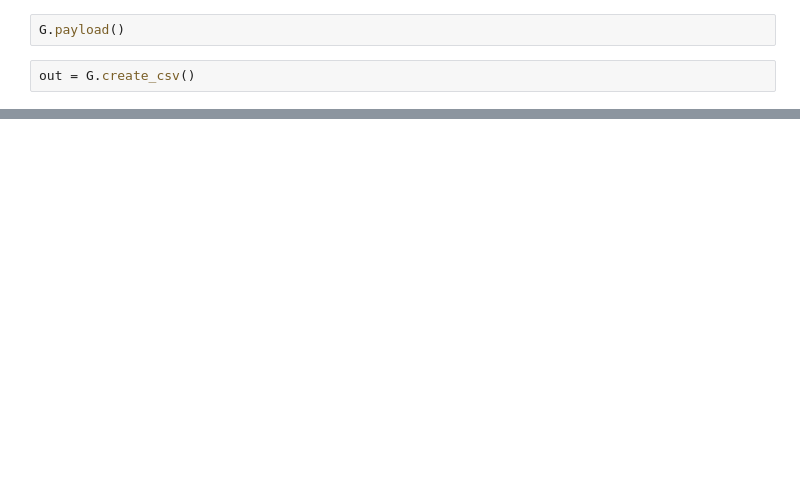
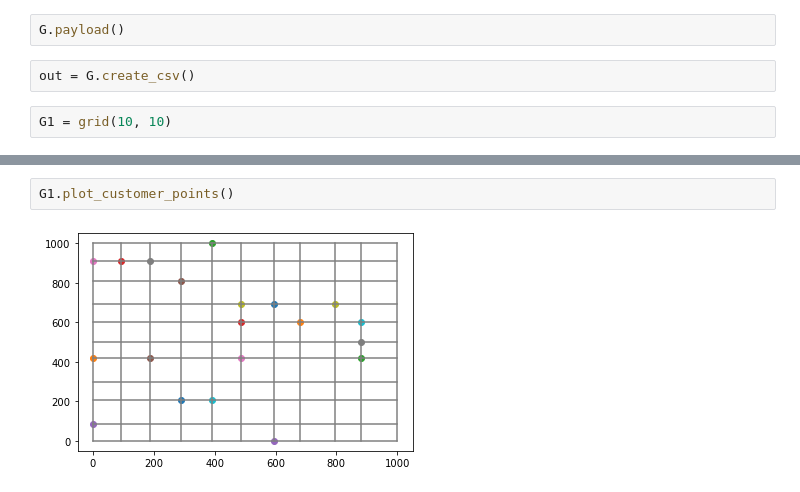
Before and after one commit to NiccoloTosato/vrpltt, a Jupyter notebook: grid.ipynb, the cells around one changed output, grey strips where cells are left out. Cells and saved outputs as stored; diff of their text form; blank space fills up the shorter version.

```diff
--- a/grid.ipynb
+++ b/grid.ipynb
@@ -271,3 +270,5 @@ print(tb)
 G.payload()
 # %%
 out = G.create_csv()
+# %%
+G1 = grid(10, 10)
@@ -273,0 +298,4 @@ out = G.create_csv()
+# %%
+G1.plot_customer_points()
+# %% [output]
+[figure, added]
```
Also changed, not shown: parts of 15 cells of this notebook.
